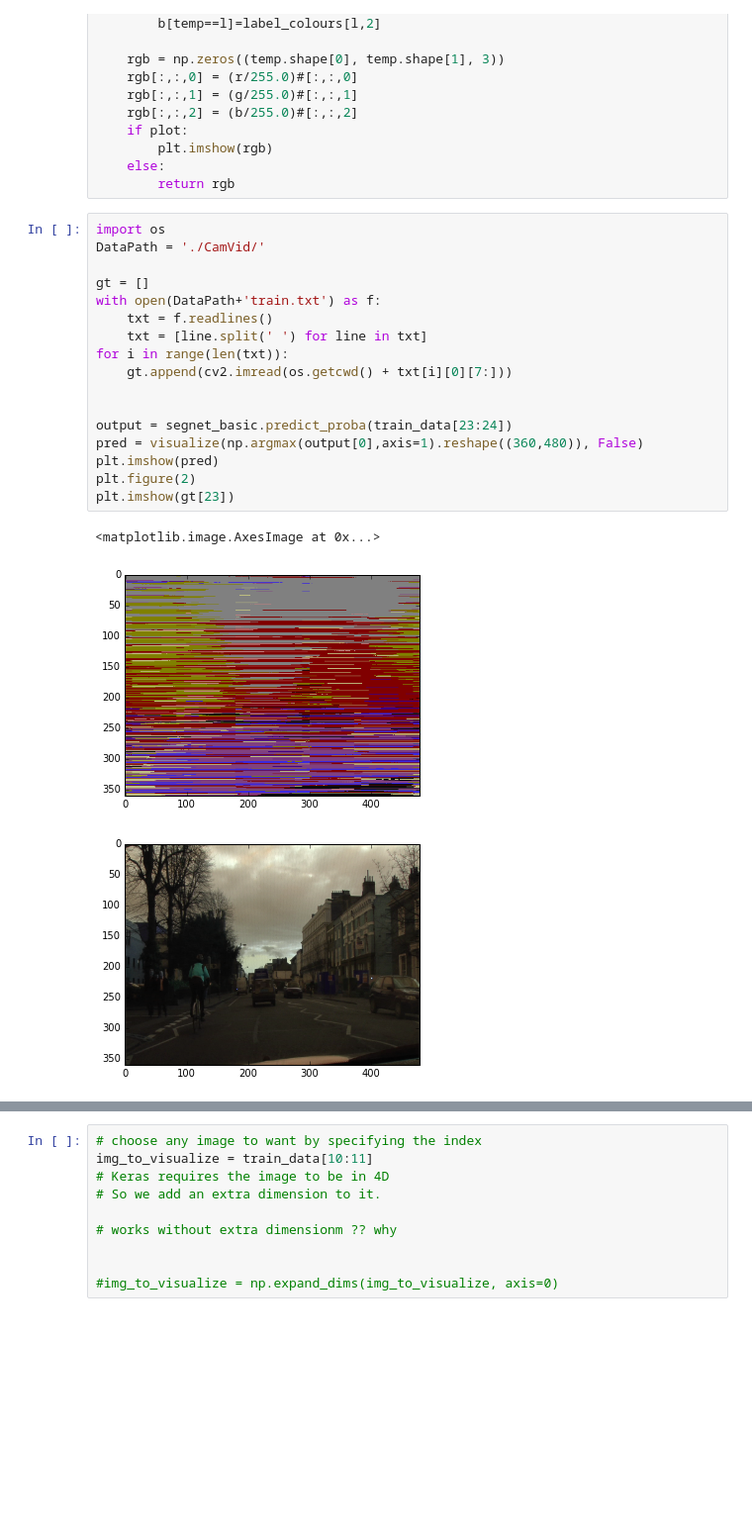
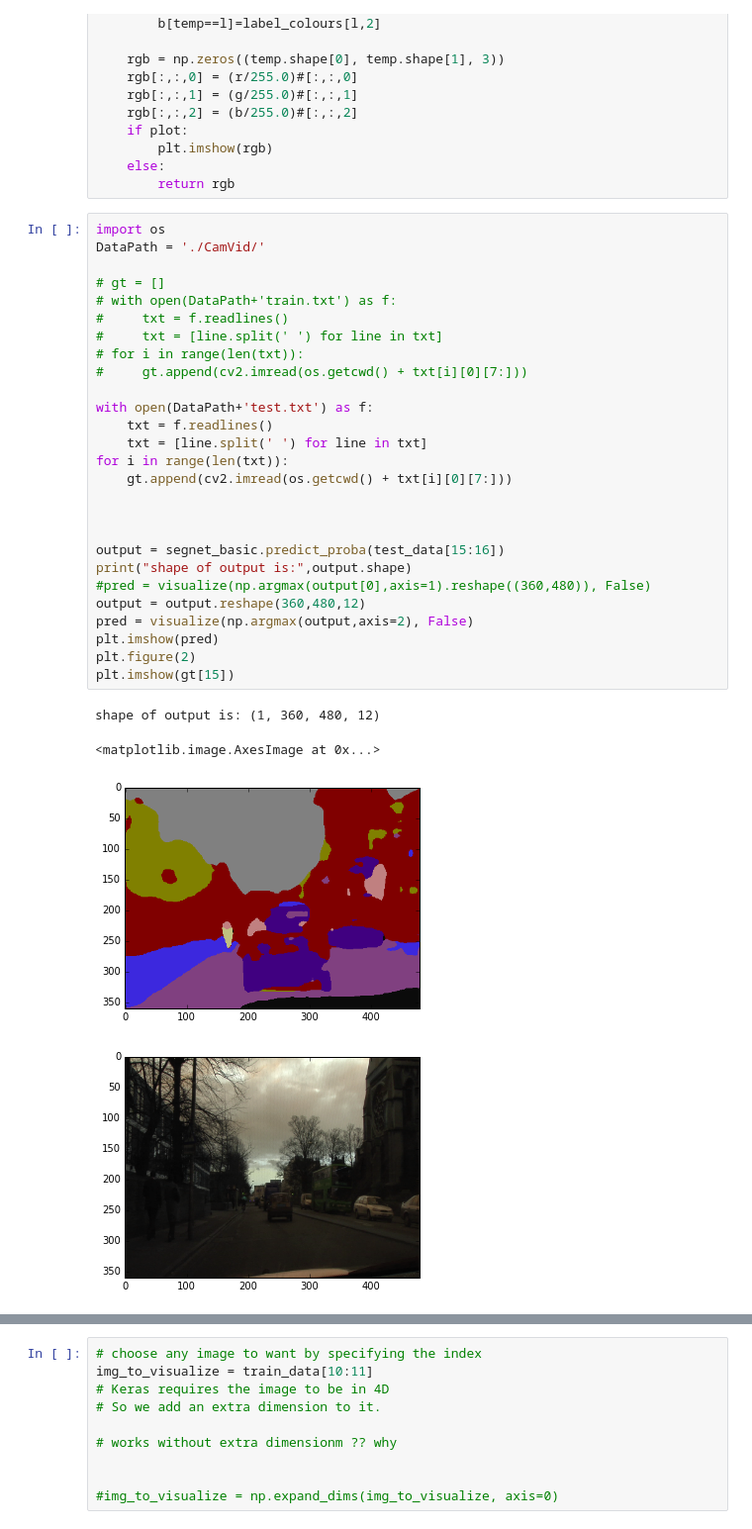
Before and after one commit to aneesht90/Keras-SegNet-Basic, a Jupyter notebook: Segnet-Evaluation-VisualizationTest.ipynb, the cells around one changed output, grey strips where cells are left out. Shown at 99% size. Cells and saved outputs as stored; diff of their text form; blank space fills up the shorter version.

Commit message:
updated visualisation

```diff
--- a/Segnet-Evaluation-VisualizationTest.ipynb
+++ b/Segnet-Evaluation-VisualizationTest.ipynb
@@ -132,23 +132,34 @@ def visualize(temp, plot=True):
 # %%
 import os
 DataPath = './CamVid/'
 
-gt = []
-with open(DataPath+'train.txt') as f:
+# gt = []
+# with open(DataPath+'train.txt') as f:
+#     txt = f.readlines()
+#     txt = [line.split(' ') for line in txt]
+# for i in range(len(txt)):
+#     gt.append(cv2.imread(os.getcwd() + txt[i][0][7:]))
+
+with open(DataPath+'test.txt') as f:
     txt = f.readlines()
     txt = [line.split(' ') for line in txt]
 for i in range(len(txt)):
     gt.append(cv2.imread(os.getcwd() + txt[i][0][7:]))
 
 
-output = segnet_basic.predict_proba(train_data[23:24])
-pred = visualize(np.argmax(output[0],axis=1).reshape((360,480)), False)
+
+output = segnet_basic.predict_proba(test_data[15:16])
+print("shape of output is:",output.shape)
+#pred = visualize(np.argmax(output[0],axis=1).reshape((360,480)), False)
+output = output.reshape(360,480,12)
+pred = visualize(np.argmax(output,axis=2), False)
 plt.imshow(pred)
 plt.figure(2)
-plt.imshow(gt[23])
+plt.imshow(gt[15])
 # %% [output]
-<matplotlib.image.AxesImage at 0x...>
+shape of output is: (1, 360, 480, 12)
+<matplotlib.image.AxesImage at 0x...>
-[figure, old version]
+[figure, new version]
-[figure, old version]
+[figure, new version]
 # %%
 output = segnet_basic.predict_proba(train_data[20:21])
```
Also changed, not shown: parts of 4 cells of this notebook.
